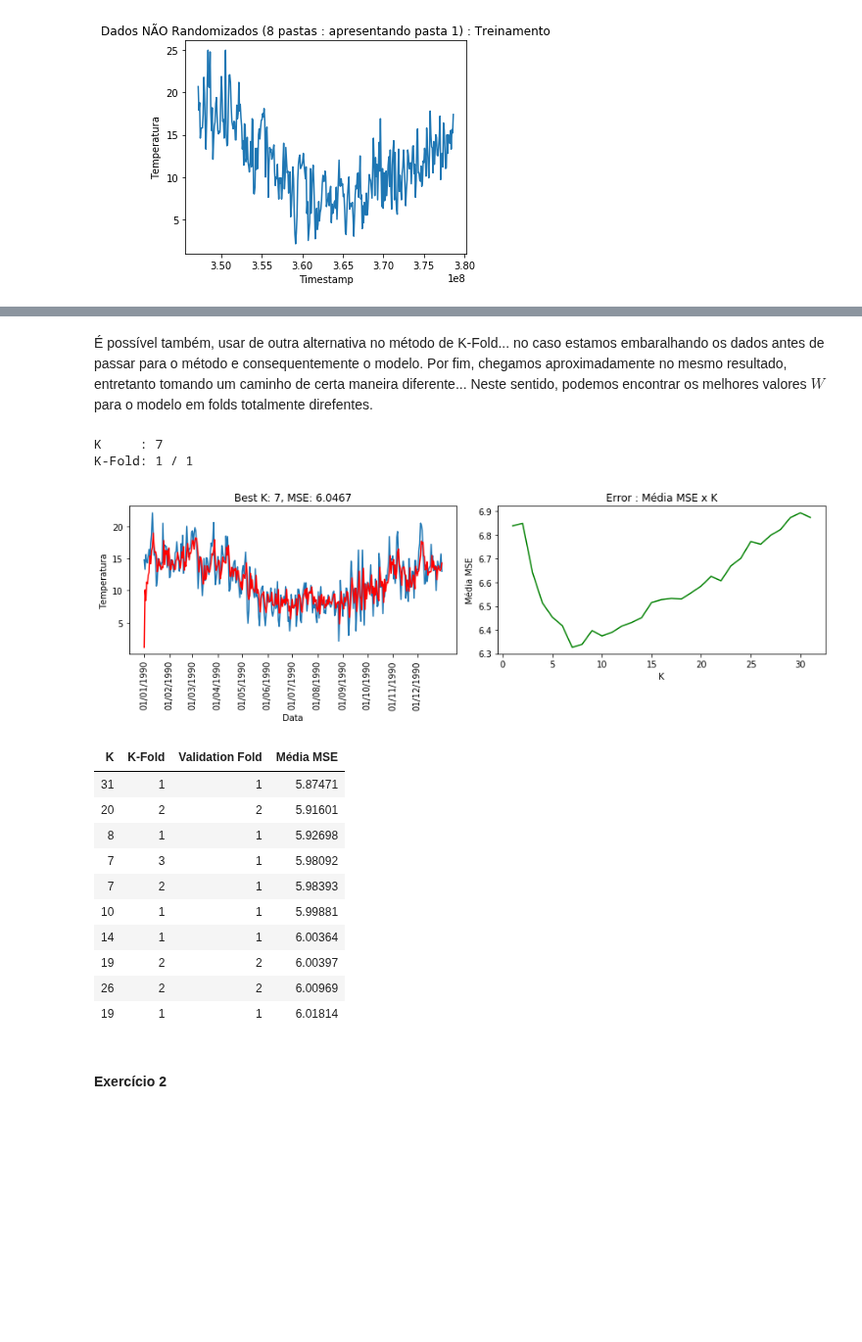
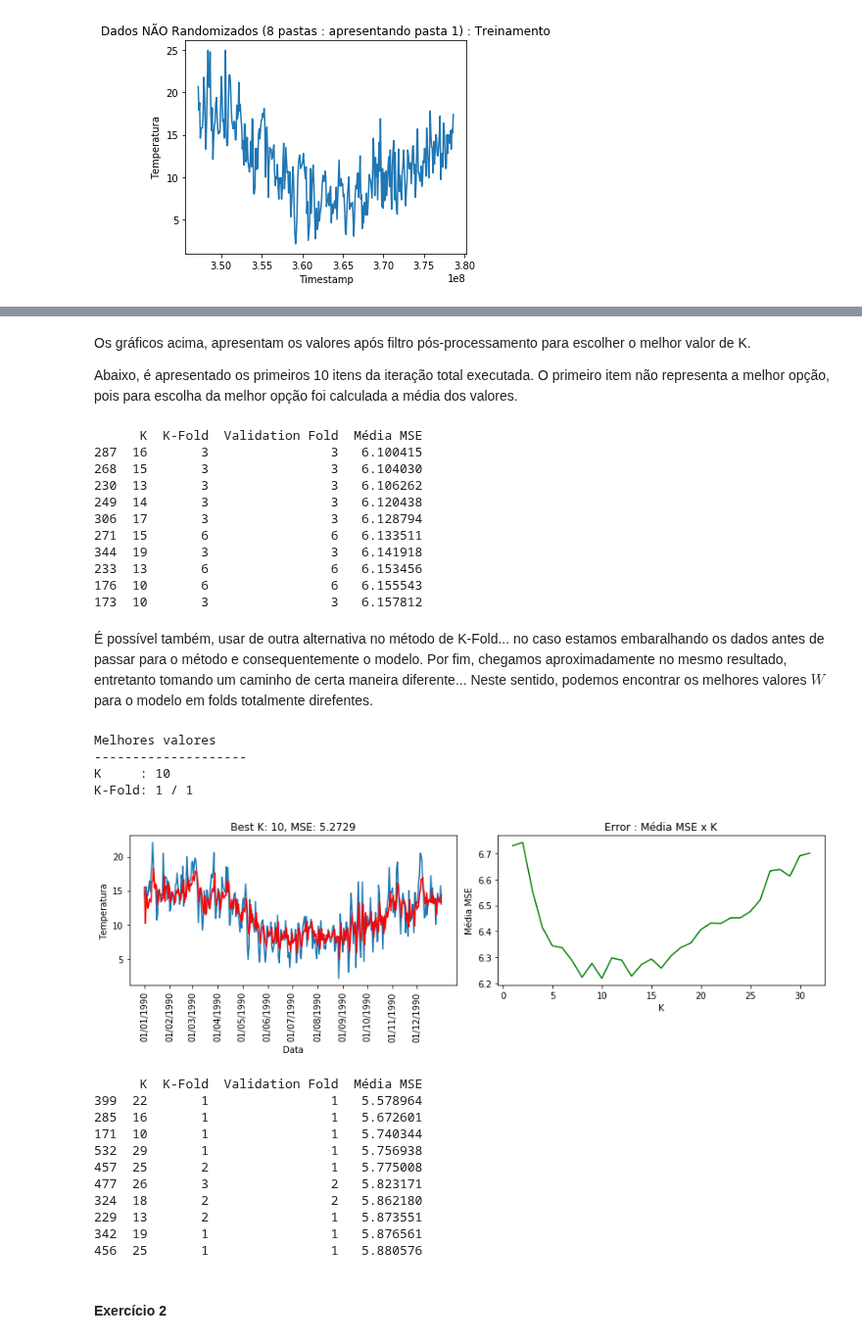
Before and after one commit to rdenadai/ia006c, a Jupyter notebook: notebooks/EFC01.ipynb, the cells around one changed output, grey strips where cells are left out. Shown at 98% size. Drawn from its saved outputs; the diff is of its cells as text; code cells hidden in the pictures; blank space fills up the shorter version.

```diff
--- a/notebooks/EFC01.ipynb
+++ b/notebooks/EFC01.ipynb
@@ -650,0 +679,9 @@ Os dados abaixo apresentam o resultado informado acima.
+# %%
+alld = data[:, 1]
+nmin = np.round(np.min(alld).astype(np.float), 2)
+nmax = np.round(np.max(alld).astype(np.float), 2)
+
+print("Valores:")
+print("-" * 20)
+print(f"Min: {nmin}")
+print(f"Max: {nmax}")
@@ -651,5 +697,5 @@ Os dados abaixo apresentam o resultado informado acima.
 # %%
-def sparse_temporal_data(data):
+def sparse_temporal_data(data, nmin, nmax):
     dados = data[:, 1]
     size = len(dados)
     std = []
@@ -659,13 +705,16 @@ def sparse_temporal_data(data):
             r = 0 if i-k < 0 else i-k
             ds = dados[r:i]
             if len(ds) < k:
-                ds = np.concatenate((np.zeros((k-len(ds), ), dtype=np.float32), ds))
+                # np.random.rand
+                before = np.round(np.random.uniform(nmin, nmax, size=(k-len(ds), )), 2)
+                # np.zeros((k-len(ds), ), dtype=np.float32)
+                ds = np.concatenate((before, ds))
             x.append(np.concatenate((ds, np.array([dados[i]]))))
         std.append(x)
     return std
 
-train_k = sparse_temporal_data(train)
-test_k = sparse_temporal_data(test)
+train_k = sparse_temporal_data(train, nmin, nmax)
+test_k = sparse_temporal_data(test, nmin, nmax)
 # %%
 J_k = []
 for k in range(1, 32):
@@ -700,7 +749,7 @@ for m in range(1, 32):
     mean = np.mean(c[:, 3])
     if best_J > mean:
         best_J = mean
-        best_result = J_k[(J_k[:, 0] == m)][0]
+        best_result = c[c[:, 3] == np.min(c[:, 3])][0]
 # %%
 # Encontramos o melhor K e Validation Set.
 k, ft, i, mse, folds = best_result
@@ -771,3 +810,23 @@ K-Fold: 1 / 1
+# %% [markdown]
+Os gráficos acima, apresentam os valores após filtro pós-processamento para escolher o melhor valor de K.
+
+Abaixo, é apresentado os primeiros 10 itens da iteração total executada. O primeiro item não representa a melhor opção, pois para escolha da melhor opção foi calculada a média dos valores.
+# %%
+df = df.sort_values(by=["Média MSE", "K"]).head(10)
+# df.style.hide_index()
+print(df)
+# %% [output]
+      K  K-Fold  Validation Fold  Média MSE
+287  16       3                3   6.100415
+268  15       3                3   6.104030
+230  13       3                3   6.106262
+249  14       3                3   6.120438
+306  17       3                3   6.128794
+271  15       6                6   6.133511
+344  19       3                3   6.141918
+233  13       6                6   6.153456
+176  10       6                6   6.155543
+173  10       3                3   6.157812
 # %% [markdown]
 É possível também, usar de outra alternativa no método de K-Fold... no caso estamos embaralhando os dados antes de passar para o método e consequentemente o modelo. Por fim, chegamos aproximadamente no mesmo resultado, entretanto tomando um caminho de certa maneira diferente... Neste sentido, podemos encontrar os melhores valores $W$ para o modelo em folds totalmente direfentes.
 # %%
@@ -805,13 +864,15 @@ for m in range(1, 32):
     mean = np.mean(c[:, 3])
     if best_J > mean:
         best_J = mean
-        best_result = J_k[(J_k[:, 0] == m)][0]
+        best_result = c[c[:, 3] == np.min(c[:, 3])][0]
 # %%
 # Encontramos o melhor K e Validation Set.
-k, ft, i, mse, folds = best_result
+k, kf, i, mse, folds = best_result
 k = int(k)
+print("Melhores valores")
+print("-" * 20)
 print("K     :", k)
-print("K-Fold:", ft, "/", i+1)
+print("K-Fold:", kf, "/", i+1)
 
 minor_J0 = 1e+10
 best_weights = None
@@ -832,47 +893,49 @@ yh_test = lr.predict(X_test)
 mse = lr.mse(y_test, yh_test)
 
 # Data table
 df = pd.DataFrame([Jk[:4] for Jk in J_k], columns=["K", "K-Fold", "Validation Fold", "Média MSE"])
 df["Validation Fold"] += 1
 
 k_mse_mean = []
 for m in range(1, 32):
     c = J_k[(J_k[:, 0] == m)]
     k_mse_mean.append(np.mean(c[:, 3]))
 
 plt.figure(figsize=(12, 4))
 plt.subplot(1, 2, 1)
 plt.title(f"Best K: {k}, MSE: {np.round(mse, 4)}")
 plt.xticks(dts1990[2].to_numpy().astype(np.float32), dts1990[0].to_numpy(), rotation=90)
 plt.xlabel("Data")
 plt.ylabel("Temperatura")
 plt.plot(test[:, 0], y_test)
 plt.plot(test[:, 0], yh_test, 'r')
 plt.subplot(1, 2, 2)
 plt.title(f"Error : Média MSE x K")
 plt.xlabel("K")
 plt.ylabel("Média MSE")
 plt.plot(np.arange(1, 32), k_mse_mean, "g")
 plt.tight_layout()
 plt.show()
 
 df = df.sort_values(by=["Média MSE"]).head(10)
-df.style.hide_index()
+print(df)
 # %% [output]
-K     : 7
+Melhores valores
+--------------------
+K     : 10
 K-Fold: 1 / 1
-[figure, old version]
+[figure, new version]
-| K | K-Fold | Validation Fold | Média MSE |
-| 31 | 1 | 1 | 5.87471 |
-| 20 | 2 | 2 | 5.91601 |
-| 8 | 1 | 1 | 5.92698 |
-| 7 | 3 | 1 | 5.98092 |
-| 7 | 2 | 1 | 5.98393 |
-| 10 | 1 | 1 | 5.99881 |
-| 14 | 1 | 1 | 6.00364 |
-| 19 | 2 | 2 | 6.00397 |
-| 26 | 2 | 2 | 6.00969 |
-| 19 | 1 | 1 | 6.01814 |
+      K  K-Fold  Validation Fold  Média MSE
+399  22       1                1   5.578964
+285  16       1                1   5.672601
+171  10       1                1   5.740344
+532  29       1                1   5.756938
+457  25       2                1   5.775008
+477  26       3                2   5.823171
+324  18       2                2   5.862180
+229  13       2                1   5.873551
+342  19       1                1   5.876561
+456  25       1                1   5.880576
 # %% [markdown]
 #### **Exercício 2**
 # %%
```
Also changed, not shown: parts of 16 cells of this notebook.
